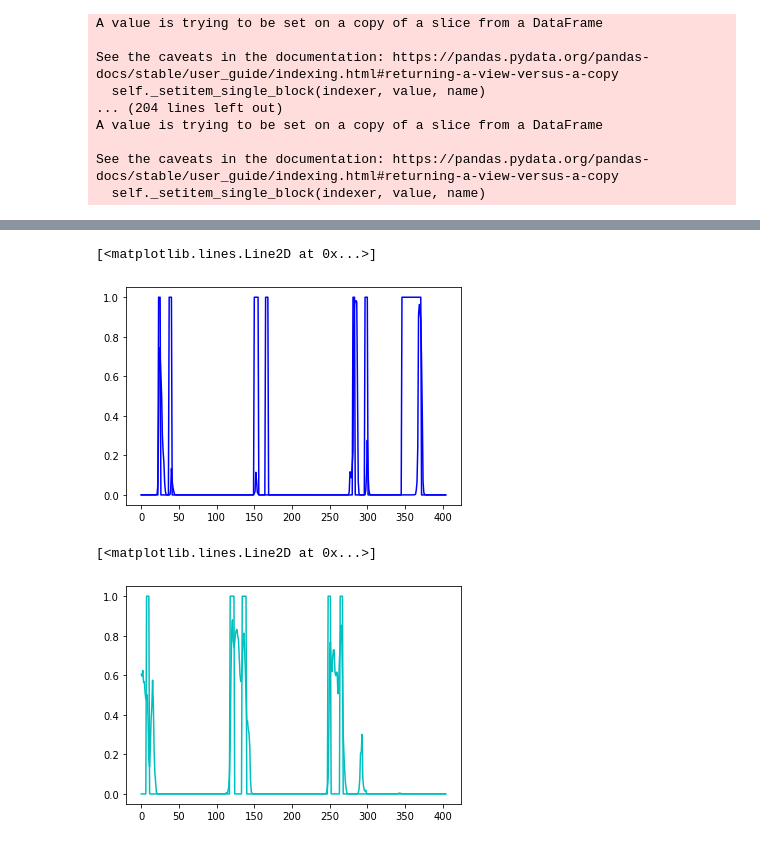
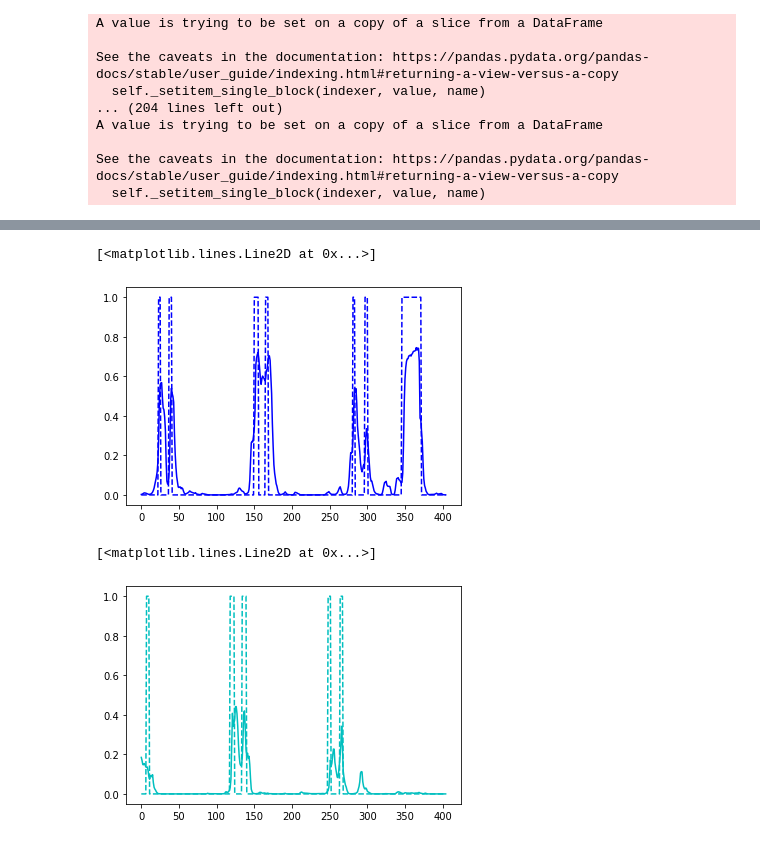
Before and after one commit to KNU-BrainAI-Capstone2021/SIB, a Jupyter notebook: model/model_mlp_space.ipynb, the cells around one changed output, grey strips where cells are left out. Cells and saved outputs as stored; diff of their text form; code cells hidden in the pictures.

```diff
--- a/model/model_mlp_space.ipynb
+++ b/model/model_mlp_space.ipynb
@@ -110,14 +110,13 @@ import tensorflow as tf
 
 model = tf.keras.Sequential([
     tf.keras.layers.InputLayer(input_shape=(63,)),
-    tf.keras.layers.Dense(64, activation='relu'),
     tf.keras.layers.Dense(32, activation='relu'),
     tf.keras.layers.Dense(5, activation='softmax')
 ])
 
 model.compile(loss='categorical_crossentropy',optimizer='adam',metrics=['accuracy'])
 # %%
-model.fit(x_train, y_train, epochs=200)
+model.fit(x_train, y_train, epochs=100)
 
 model.evaluate(x_test, y_test, verbose=2)
 # %% [output]
@@ -168,14 +165,12 @@ plt.plot(range(size), predict[:,1], 'g')
 # %%
-plt.plot(range(size), y_test['d'], 'b')
-
+plt.plot(range(size), y_test['d'], 'b--')
 plt.plot(range(size), predict[:,2], 'b')
 # %% [output]
 [<matplotlib.lines.Line2D at 0x...>]
-[figure, old version]
+[figure, new version]
 # %%
-plt.plot(range(size), y_test['f'], 'c')
-
+plt.plot(range(size), y_test['f'], 'c--')
 plt.plot(range(size), predict[:,3], 'c')
 # %% [output]
 [<matplotlib.lines.Line2D at 0x...>]
-[figure, old version]
+[figure, new version]
```
Also changed, not shown: parts of 11 cells of this notebook.
